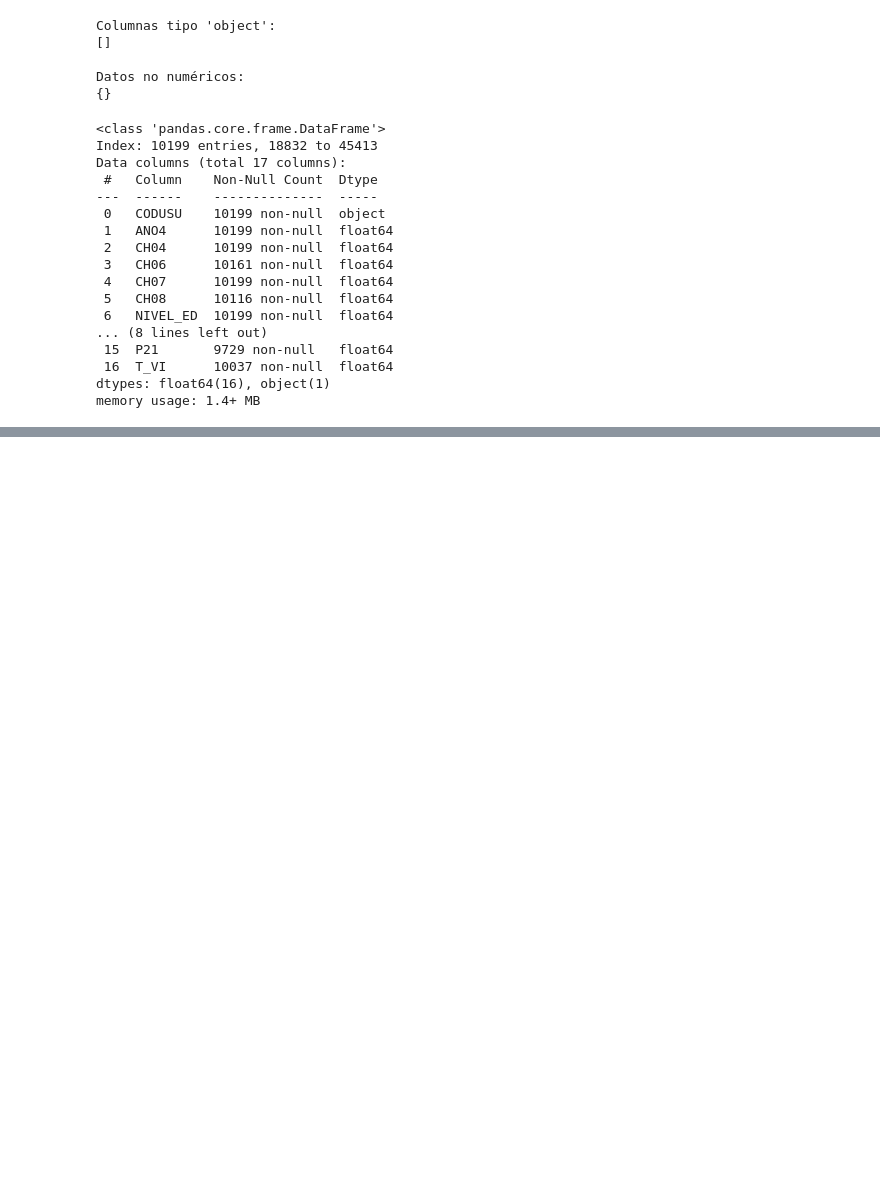
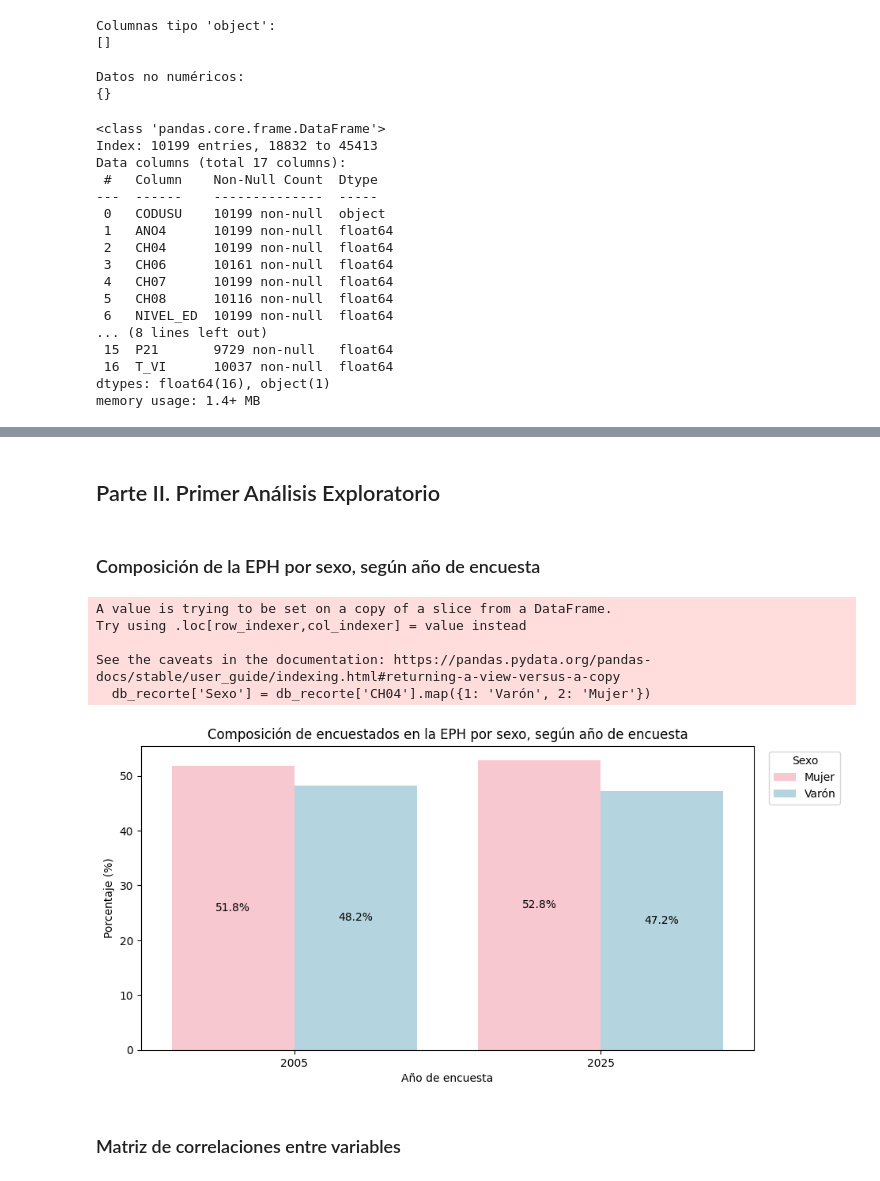
Before and after one commit to StefanoPistoia/Big-Data-Grupo-2, a Jupyter notebook: TP2/BigData_TP2_Grupo2.ipynb, the cells around one changed output, grey strips where cells are left out. Cells and saved outputs as stored; diff of their text form; code cells hidden in the pictures; blank space fills up the shorter version.

```diff
--- a/TP2/BigData_TP2_Grupo2.ipynb
+++ b/TP2/BigData_TP2_Grupo2.ipynb
@@ -589,0 +646,58 @@ db_recorte.sample(20)
+# %% [markdown]
+## Parte II. Primer Análisis Exploratorio
+# %% [markdown]
+### Composición de la EPH por sexo, según año de encuesta
+# %%
+# Crear columna de sexo
+db_recorte['Sexo'] = db_recorte['CH04'].map({1: 'Varón', 2: 'Mujer'})
+
+# Calcular counts por año y sexo
+counts = db_recorte.groupby(['ANO4','Sexo']).size().reset_index(name='count')
+
+# Calcular porcentaje por año usando transform
+counts['pct'] = counts.groupby('ANO4')['count'].transform(lambda x: 100 * x / x.sum())
+
+plt.figure(figsize=(10,5))
+ax = sns.barplot(
+    data=counts,
+    x='ANO4',
+    y='pct',           # porcentaje en lugar de count
+    hue='Sexo',
+    palette={'Varón':'lightblue','Mujer':'pink'}
+)
+
+# Agregar los valores de porcentaje dentro de cada barra
+for p in ax.patches:
+    height = p.get_height()
+    if height == 0:   # <- ignorar barras con valor 0
+        continue
+    ax.text(
+        x=p.get_x() + p.get_width()/2,
+        y=height / 2,
+        s=f'{height:.1f}%',
+        ha='center',
+        va='center',
+        fontsize=10,
+        color='black'
+    )
+
+# Ajustar ticks del eje X a enteros
+ax.set_xticklabels([int(float(tick.get_text())) for tick in ax.get_xticklabels()])
+
+# Leyenda
+ax.legend(title='Sexo', loc='upper right', bbox_to_anchor=(1.15,1))
+
+plt.ylabel("Porcentaje (%)")
+plt.xlabel("Año de encuesta")
+plt.title("Composición de encuestados en la EPH por sexo, según año de encuesta")
+plt.savefig("composicion_sexo_eph.png",bbox_inches='tight')
+plt.show()
+# %% [output]
+A value is trying to be set on a copy of a slice from a DataFrame.
+Try using .loc[row_indexer,col_indexer] = value instead
+
+See the caveats in the documentation: https://pandas.pydata.org/pandas-docs/stable/user_guide/indexing.html#returning-a-view-versus-a-copy
+  db_recorte['Sexo'] = db_recorte['CH04'].map({1: 'Varón', 2: 'Mujer'})
+[figure, added]
+# %% [markdown]
+### Matriz de correlaciones entre variables
```
Also changed, not shown: parts of 23 cells of this notebook.
